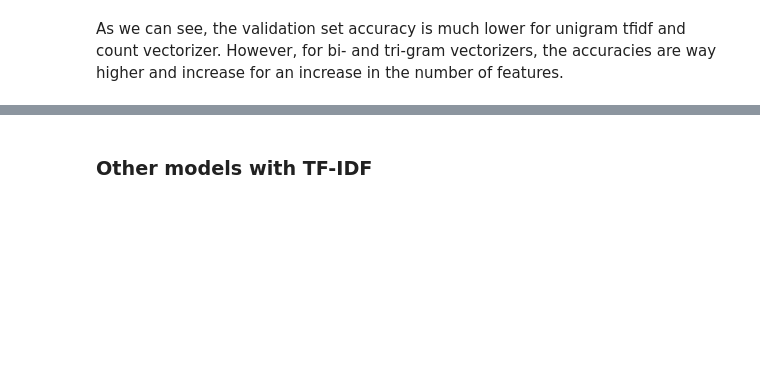
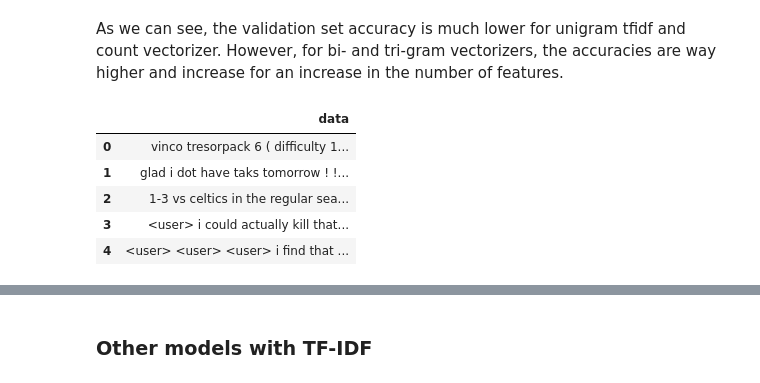
Before and after one commit to npont/ML_Sentiment_Analysis, a Jupyter notebook: Simple_model.ipynb, the cells around one changed output, grey strips where cells are left out. Drawn from its saved outputs; the diff is of its cells as text; code cells hidden in the pictures; blank space fills up the shorter version.

```diff
--- a/Simple_model.ipynb
+++ b/Simple_model.ipynb
@@ -202,0 +210,9 @@ However, for bi- and tri-gram vectorizers, the accuracies are way higher and inc
+# %%
+real_test.head()
+# %% [output]
+|  | data |
+| 0 | vinco tresorpack 6 ( difficulty 1... |
+| 1 | glad i dot have taks tomorrow ! !... |
+| 2 | 1-3 vs celtics in the regular sea... |
+| 3 | <user> i could actually kill that... |
+| 4 | <user> <user> <user> i find that ... |
```
Also changed, not shown: parts of 18 cells of this notebook.
